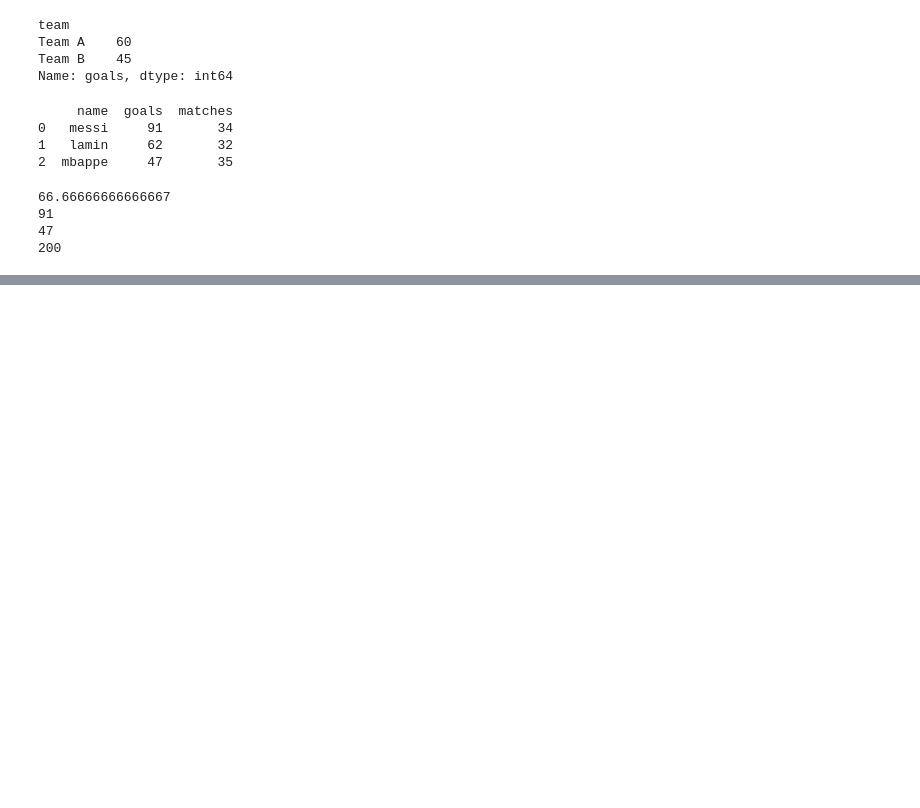
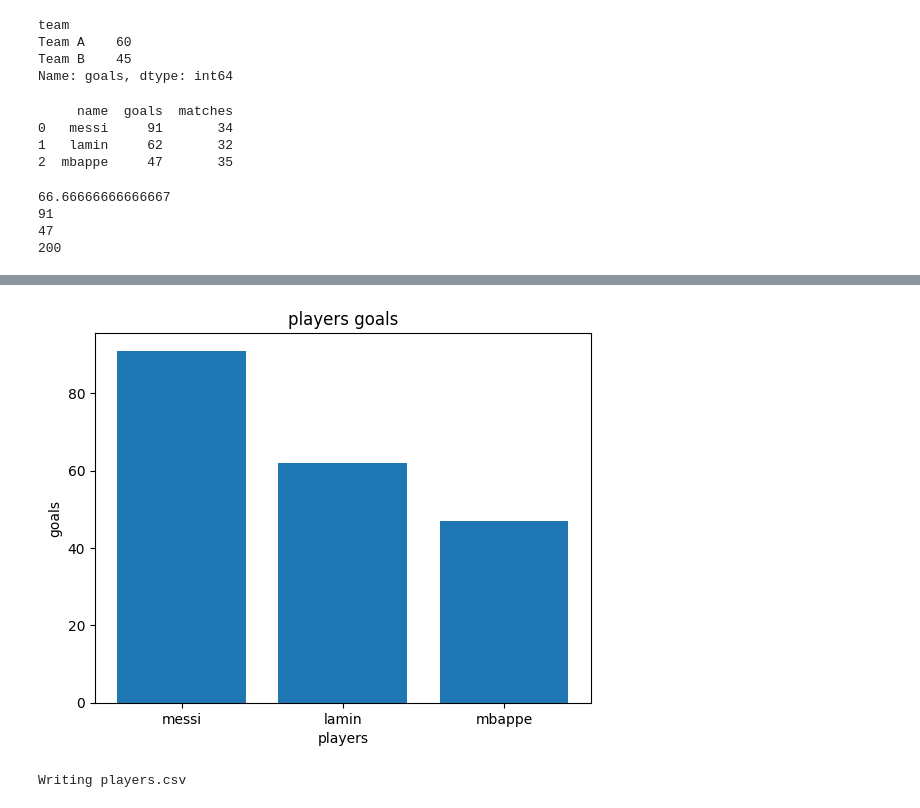
Before and after one commit to mohammedalhamiri16/football-analysis, a Jupyter notebook: football_project.ipynb, the cells around one changed output, grey strips where cells are left out. Saved outputs shown, nothing was run; the diff lists cells and outputs as text; code cells hidden in the pictures; blank space fills up the shorter version.

```diff
--- a/football_project.ipynb
+++ b/football_project.ipynb
@@ -463,0 +484,21 @@ print(df["goals"].sum()) # total goals of all palyers
+# %%
+import matplotlib.pyplot as plt # import the plotting library
+
+players = ["messi", "lamin", "mbappe"] # player names, shown under the bars
+goals = [91, 62, 47] # goals of each player, in the same order, sets the bar height
+
+plt.bar(players, goals) # draw one bar per each player,as tall as their goals
+plt.title("players goals") # title shown above the chart
+plt.xlabel("players") # name of the horizontal axis
+plt.ylabel("goals") # name of the vertical axis
+plt.show() # display the chart
+# %% [output]
+[figure, added]
+# %%
+%%writefile players.csv
+name,goals,matches
+messi,91,34
+lamin,62,32
+mbappe,47,35
+# %% [output]
+Writing players.csv
```
Also changed, not shown: parts of 5 cells of this notebook.
